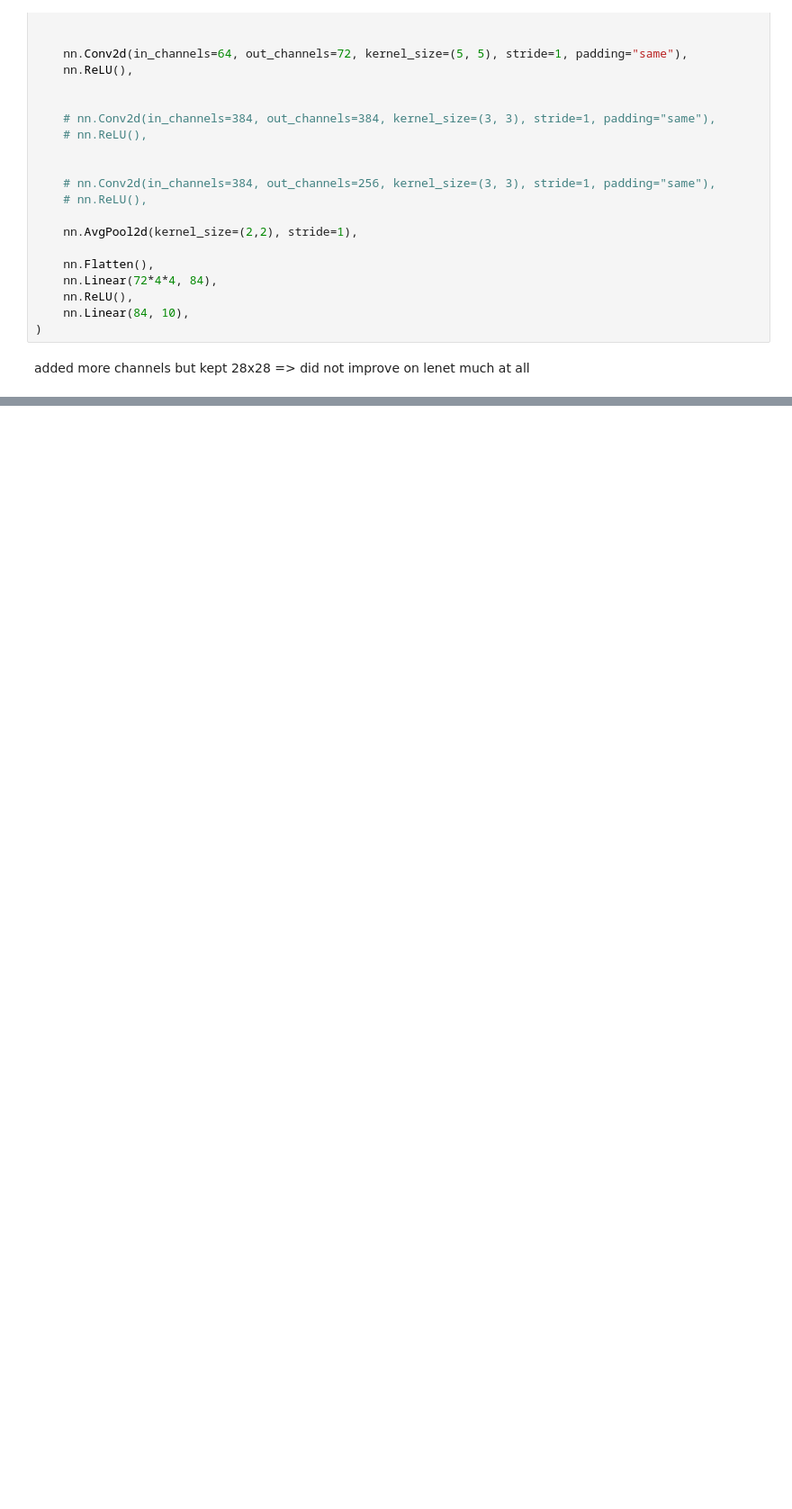
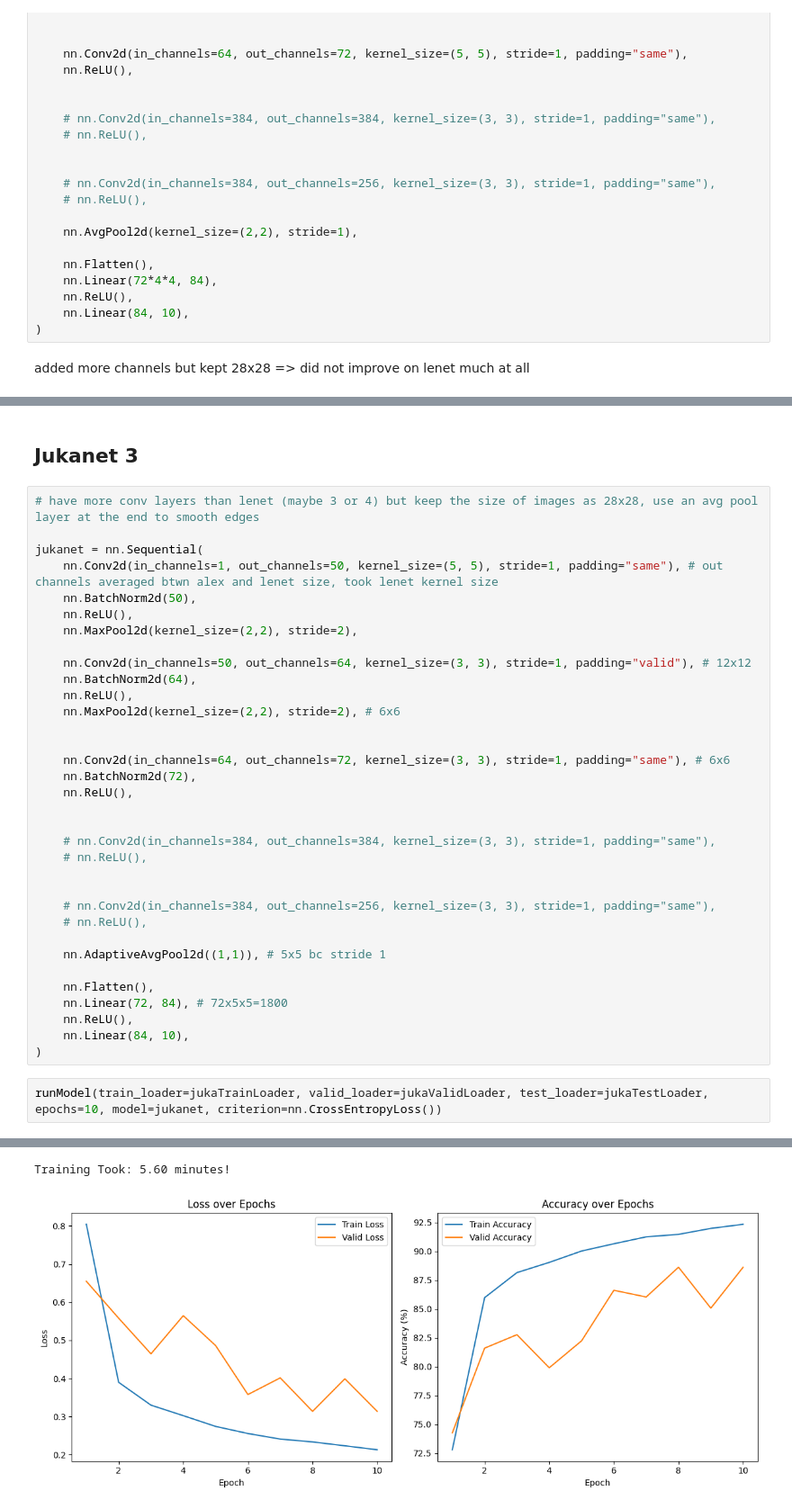
Before and after one commit to ksantoso2/nn, a Jupyter notebook: project.ipynb, the cells around one changed output, grey strips where cells are left out. Shown at 90% size. Saved outputs shown, nothing was run; the diff lists cells and outputs as text; blank space fills up the shorter version.

```diff
--- a/project.ipynb
+++ b/project.ipynb
@@ -388,0 +436,39 @@ ADD TIMER AROUND TRAIN AND VALIDATION
+# %% [markdown]
+## Jukanet 3
+# %%
+# have more conv layers than lenet (maybe 3 or 4) but keep the size of images as 28x28, use an avg pool layer at the end to smooth edges
+
+jukanet = nn.Sequential(
+    nn.Conv2d(in_channels=1, out_channels=50, kernel_size=(5, 5), stride=1, padding="same"), # out channels averaged btwn alex and lenet size, took lenet kernel size
+    nn.BatchNorm2d(50),
+    nn.ReLU(),
+    nn.MaxPool2d(kernel_size=(2,2), stride=2),
+
+    nn.Conv2d(in_channels=50, out_channels=64, kernel_size=(3, 3), stride=1, padding="valid"), # 12x12
+    nn.BatchNorm2d(64),
+    nn.ReLU(),
+    nn.MaxPool2d(kernel_size=(2,2), stride=2), # 6x6
+
+
+    nn.Conv2d(in_channels=64, out_channels=72, kernel_size=(3, 3), stride=1, padding="same"), # 6x6
+    nn.BatchNorm2d(72),
+    nn.ReLU(),
+
+
+    # nn.Conv2d(in_channels=384, out_channels=384, kernel_size=(3, 3), stride=1, padding="same"),
+    # nn.ReLU(),
+
+
+    # nn.Conv2d(in_channels=384, out_channels=256, kernel_size=(3, 3), stride=1, padding="same"),
+    # nn.ReLU(),
+
+    nn.AdaptiveAvgPool2d((1,1)), # 5x5 bc stride 1
+
+    nn.Flatten(),
+    nn.Linear(72, 84), # 72x5x5=1800
+    nn.ReLU(),
+    nn.Linear(84, 10),
+)
+# %%
+runModel(train_loader=jukaTrainLoader, valid_loader=jukaValidLoader, test_loader=jukaTestLoader, epochs=10, model=jukanet, criterion=nn.CrossEntropyLoss())
+# %% [output]
@@ -388,0 +485,2 @@ ADD TIMER AROUND TRAIN AND VALIDATION
+Training Took: 5.60 minutes!
+[figure, added]
```
Also changed, not shown: parts of 9 cells of this notebook.
